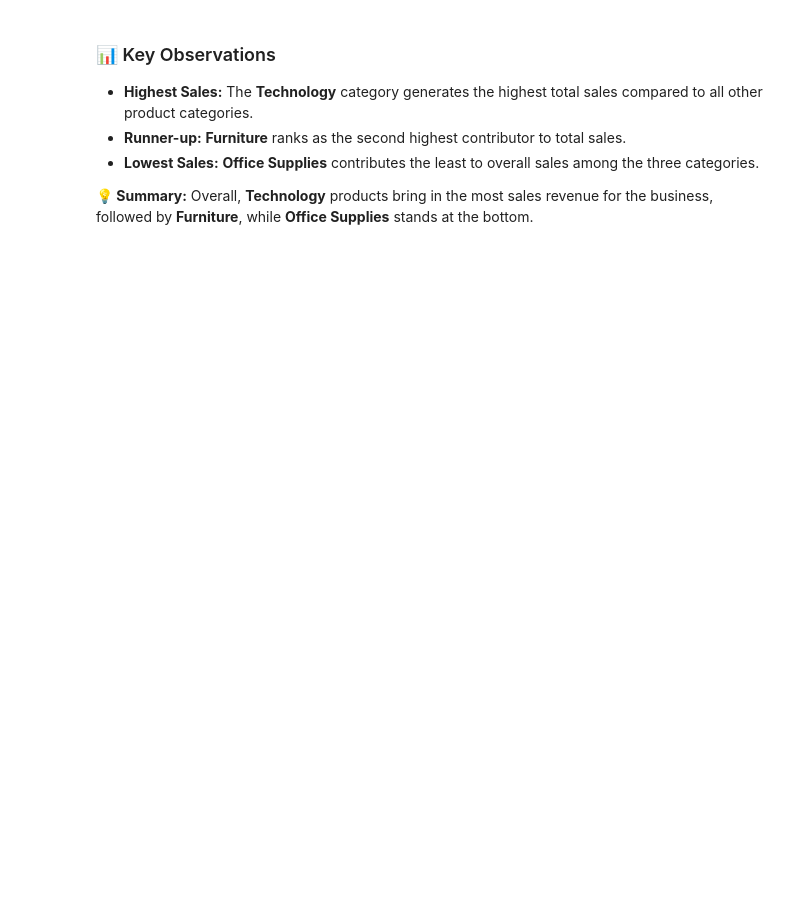
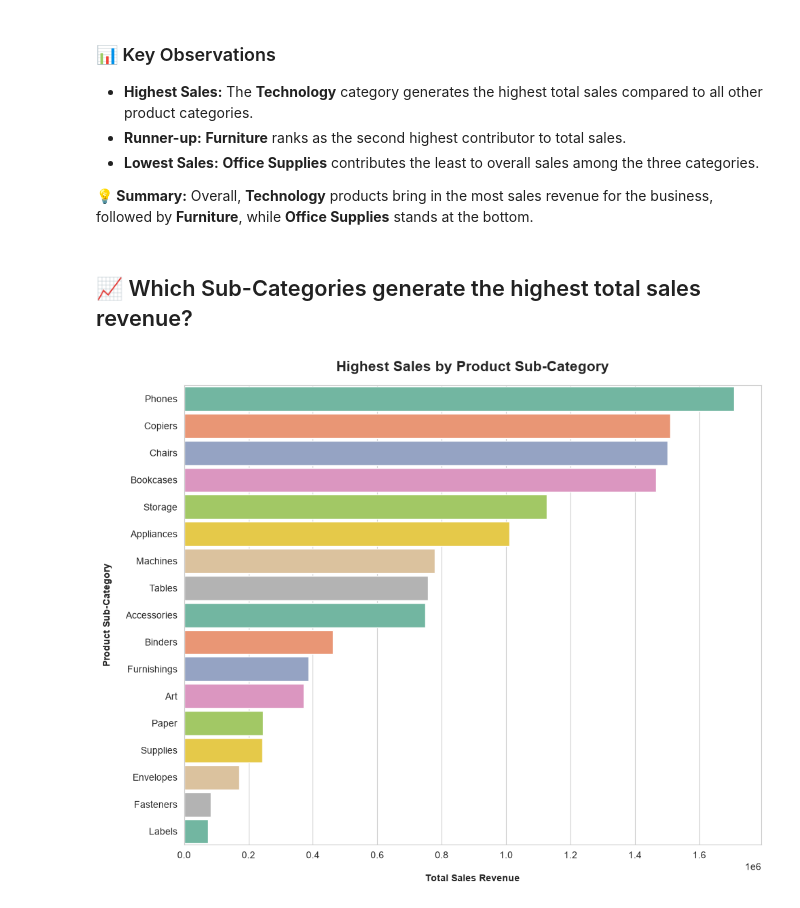
Before and after one commit to Pratyush-Guleria/data-analysis-projects, a Jupyter notebook: project-02-retail-sales-analysis/notebook/01_eda.ipynb, the cells around one changed output. Cells and saved outputs as stored; diff of their text form; code cells hidden in the pictures; blank space fills up the shorter version.

```diff
--- a/project-02-retail-sales-analysis/notebook/01_eda.ipynb
+++ b/project-02-retail-sales-analysis/notebook/01_eda.ipynb
@@ -182,3 +182,34 @@ plt.show()
 * **Lowest Sales:** **Office Supplies** contributes the least to overall sales among the three categories.
 
 **💡 Summary:** Overall, **Technology** products bring in the most sales revenue for the business, followed by **Furniture**, while **Office Supplies** stands at the bottom.
+# %% [markdown]
+## 📈 Which Sub-Categories generate the highest total sales revenue?
+# %%
+sns.set_style(style = "whitegrid")
+plt.figure(figsize = (10, 8))
+
+
+top_sub_categories = df.groupby("Sub.Category")["Sales"].sum().sort_values(ascending = False).reset_index()
+
+
+sns.barplot(
+    data = top_sub_categories,
+    y = "Sub.Category",
+    x = "Sales",
+    palette = "Set2",
+    hue = "Sub.Category",
+    errorbar = None,
+    legend = False,
+    width = 0.9
+)
+plt.title("Highest Sales by Product Sub-Category", fontsize = 15, fontweight = "bold", pad = 15)
+
+plt.ylabel("Product Sub-Category", fontsize = 10, fontweight = "bold", labelpad = 15)
+plt.xlabel("Total Sales Revenue", fontsize = 10, fontweight = "bold", labelpad = 15)
+
+plt.tight_layout()
+
+plt.savefig("../images/highest_sales_by_product_sub-category.png", dpi = 300, bbox_inches = "tight")
+plt.show()
+# %% [output]
+[figure, added]
```
Also changed, not shown: parts of 2 cells of this notebook.
